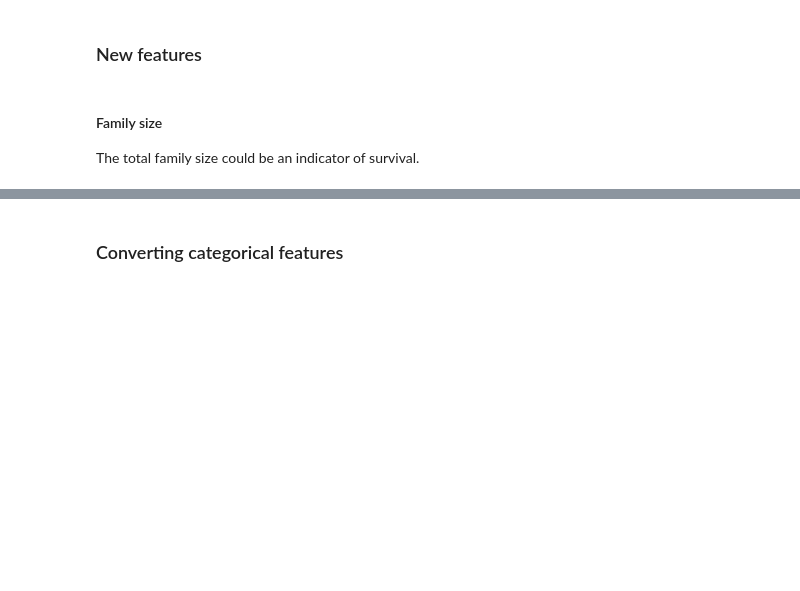
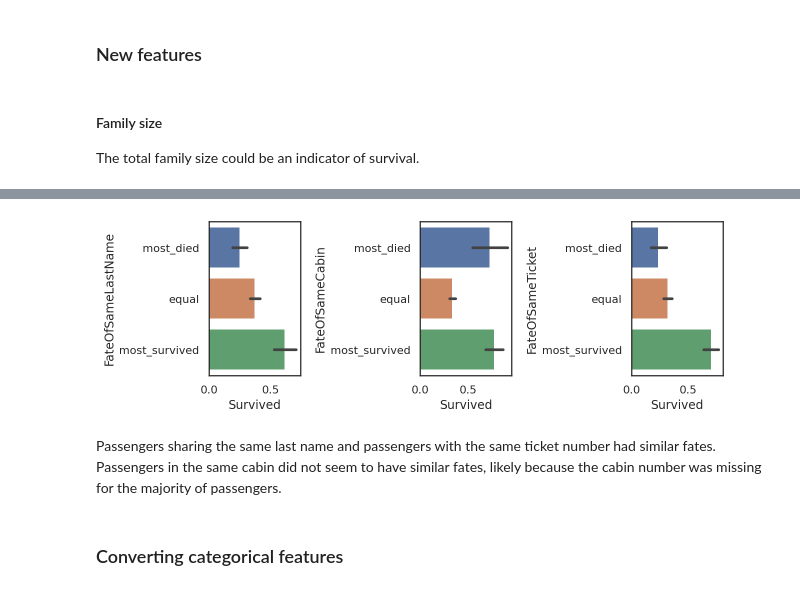
Before and after one commit to dwitvliet/kaggle-titanic, a Jupyter notebook: kaggle-titanic.ipynb, the cells around one changed output, grey strips where cells are left out. Drawn from its saved outputs; the diff is of its cells as text; code cells hidden in the pictures; blank space fills up the shorter version.

Commit message:
New feature: did relatives survive?

```diff
--- a/kaggle-titanic.ipynb
+++ b/kaggle-titanic.ipynb
@@ -354,3 +358,20 @@ for df in (train, test, train_test):
+# %%
+# Determine the status of others traveling with passenger.
+for df in (train, test, train_test):
+    df['FateOfSameLastName'] = titanic.status_of_others_sharing_factor('LastName', train, df)
+    df['FateOfSameCabin'] = titanic.status_of_others_sharing_factor('Cabin', train, df)
+    df['FateOfSameTicket'] = titanic.status_of_others_sharing_factor('Ticket', train, df)
+
+# Plot the result.
+sharing_columns = ('FateOfSameLastName', 'FateOfSameCabin', 'FateOfSameTicket')
+fig, axes = plt.subplots(1, 3, figsize=(9, 3))
+for i, column in enumerate(sharing_columns):
+    sns.barplot(data=train, y=column, x='Survived', ax=axes[i], order=('most_died', 'equal', 'most_survived'))
+plt.tight_layout()
+# %% [output]
+[figure, added]
+# %% [markdown]
+Passengers sharing the same last name and passengers with the same ticket number had similar fates. Passengers in the same cabin did not seem to have similar fates, likely because the cabin number was missing for the majority of passengers.
 # %% [markdown]
 ### Converting categorical features
 # %% [markdown]
```
Also changed, not shown: parts of 1 cell of this notebook.
